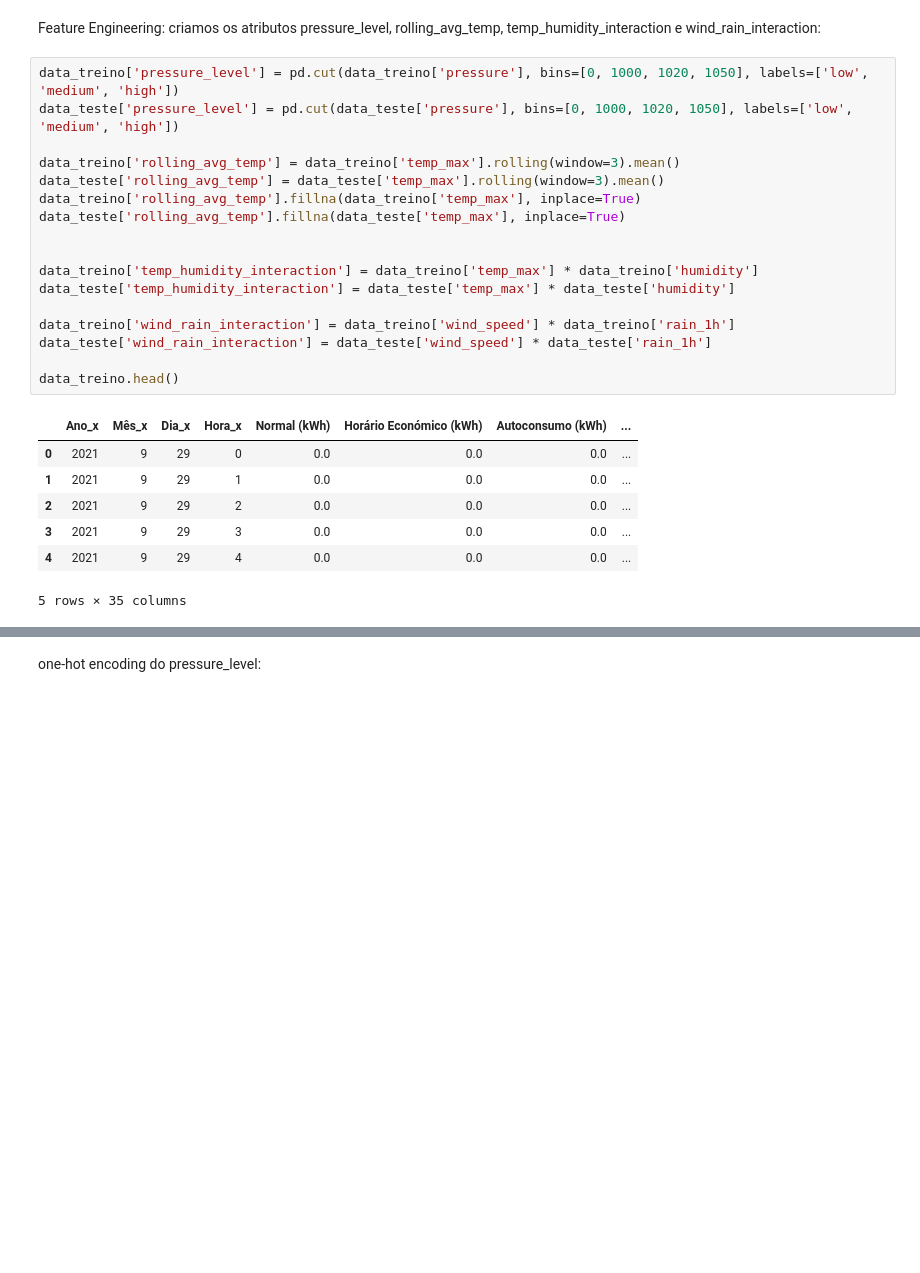
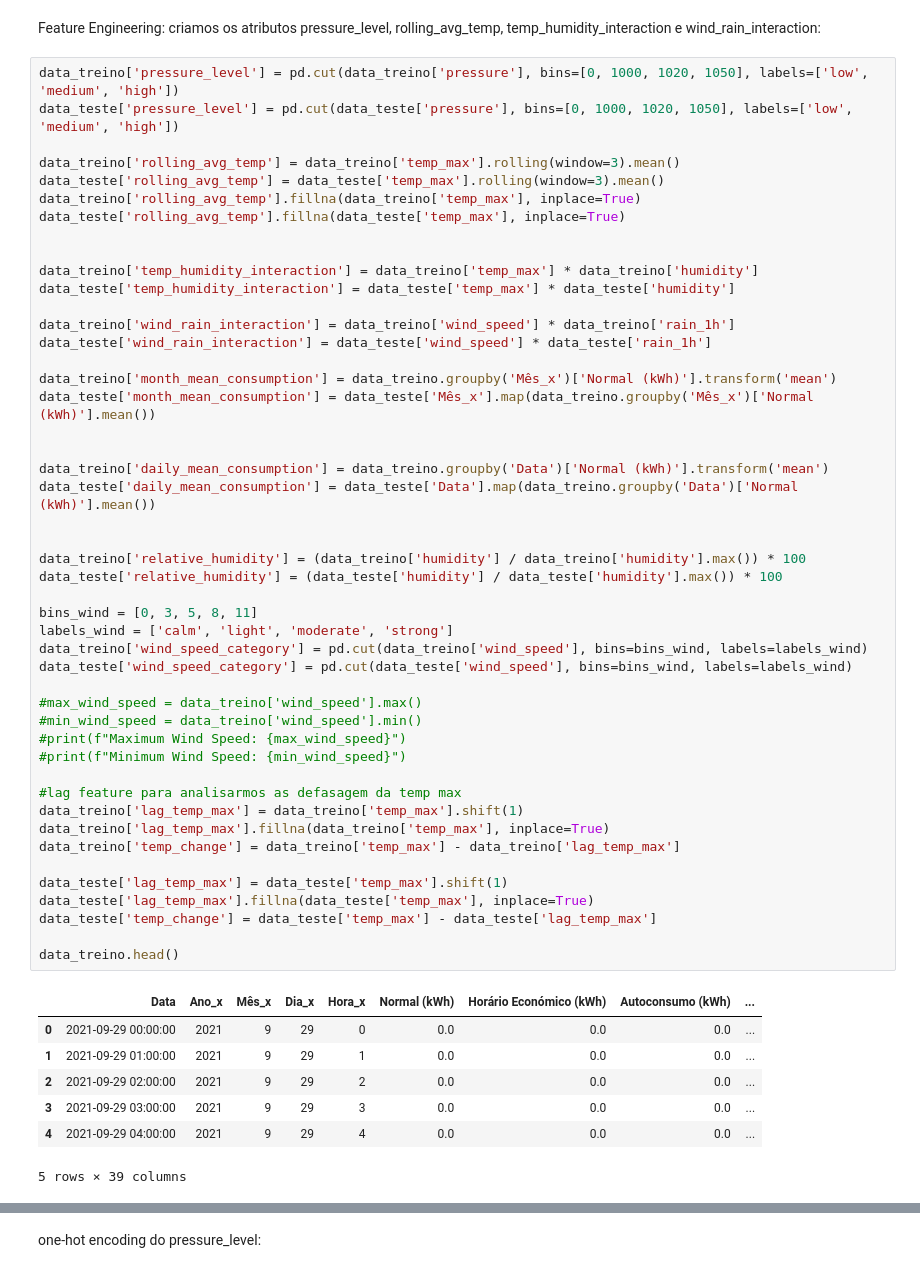
Before and after one commit to orlandopalmeira/Trabalho-DAA-2023-2024, a Jupyter notebook: Tarefa_2/tarefa2_model_randomSearchXGBoostin.ipynb, the cells around one changed output, grey strips where cells are left out. Drawn from its saved outputs; the diff is of its cells as text; blank space fills up the shorter version.

```diff
--- a/Tarefa_2/tarefa2_model_randomSearchXGBoostin.ipynb
+++ b/Tarefa_2/tarefa2_model_randomSearchXGBoostin.ipynb
@@ -43,25 +43,55 @@ Feature Engineering: criamos os atributos pressure_level, rolling_avg_temp, temp
 # %%
 data_treino['pressure_level'] = pd.cut(data_treino['pressure'], bins=[0, 1000, 1020, 1050], labels=['low', 'medium', 'high'])
 data_teste['pressure_level'] = pd.cut(data_teste['pressure'], bins=[0, 1000, 1020, 1050], labels=['low', 'medium', 'high'])
 
 data_treino['rolling_avg_temp'] = data_treino['temp_max'].rolling(window=3).mean()
 data_teste['rolling_avg_temp'] = data_teste['temp_max'].rolling(window=3).mean()
 data_treino['rolling_avg_temp'].fillna(data_treino['temp_max'], inplace=True)
 data_teste['rolling_avg_temp'].fillna(data_teste['temp_max'], inplace=True)
 
 
 data_treino['temp_humidity_interaction'] = data_treino['temp_max'] * data_treino['humidity']
 data_teste['temp_humidity_interaction'] = data_teste['temp_max'] * data_teste['humidity']
 
 data_treino['wind_rain_interaction'] = data_treino['wind_speed'] * data_treino['rain_1h']
 data_teste['wind_rain_interaction'] = data_teste['wind_speed'] * data_teste['rain_1h']
 
+data_treino['month_mean_consumption'] = data_treino.groupby('Mês_x')['Normal (kWh)'].transform('mean')
+data_teste['month_mean_consumption'] = data_teste['Mês_x'].map(data_treino.groupby('Mês_x')['Normal (kWh)'].mean())
+
+
+data_treino['daily_mean_consumption'] = data_treino.groupby('Data')['Normal (kWh)'].transform('mean')
+data_teste['daily_mean_consumption'] = data_teste['Data'].map(data_treino.groupby('Data')['Normal (kWh)'].mean())
+
+
+data_treino['relative_humidity'] = (data_treino['humidity'] / data_treino['humidity'].max()) * 100
+data_teste['relative_humidity'] = (data_teste['humidity'] / data_teste['humidity'].max()) * 100
+
+bins_wind = [0, 3, 5, 8, 11]
+labels_wind = ['calm', 'light', 'moderate', 'strong']
+data_treino['wind_speed_category'] = pd.cut(data_treino['wind_speed'], bins=bins_wind, labels=labels_wind)
+data_teste['wind_speed_category'] = pd.cut(data_teste['wind_speed'], bins=bins_wind, labels=labels_wind)
+
+#max_wind_speed = data_treino['wind_speed'].max()
+#min_wind_speed = data_treino['wind_speed'].min()
+#print(f"Maximum Wind Speed: {max_wind_speed}")
+#print(f"Minimum Wind Speed: {min_wind_speed}")
+
+#lag feature para analisarmos as defasagem da temp max
+data_treino['lag_temp_max'] = data_treino['temp_max'].shift(1)
+data_treino['lag_temp_max'].fillna(data_treino['temp_max'], inplace=True)
+data_treino['temp_change'] = data_treino['temp_max'] - data_treino['lag_temp_max']
+
+data_teste['lag_temp_max'] = data_teste['temp_max'].shift(1)
+data_teste['lag_temp_max'].fillna(data_teste['temp_max'], inplace=True)
+data_teste['temp_change'] = data_teste['temp_max'] - data_teste['lag_temp_max']
+
 data_treino.head()
 # %% [output]
-|  | Ano_x | Mês_x | Dia_x | Hora_x | Normal (kWh) | Horário Económico (kWh) | Autoconsumo (kWh) | ... |
-| 0 | 2021 | 9 | 29 | 0 | 0.0 | 0.0 | 0.0 | ... |
-| 1 | 2021 | 9 | 29 | 1 | 0.0 | 0.0 | 0.0 | ... |
-| 2 | 2021 | 9 | 29 | 2 | 0.0 | 0.0 | 0.0 | ... |
-| 3 | 2021 | 9 | 29 | 3 | 0.0 | 0.0 | 0.0 | ... |
-| 4 | 2021 | 9 | 29 | 4 | 0.0 | 0.0 | 0.0 | ... |
+|  | Data | Ano_x | Mês_x | Dia_x | Hora_x | Normal (kWh) | Horário Económico (kWh) | Autoconsumo (kWh) | ... |
+| 0 | 2021-09-29 00:00:00 | 2021 | 9 | 29 | 0 | 0.0 | 0.0 | 0.0 | ... |
+| 1 | 2021-09-29 01:00:00 | 2021 | 9 | 29 | 1 | 0.0 | 0.0 | 0.0 | ... |
+| 2 | 2021-09-29 02:00:00 | 2021 | 9 | 29 | 2 | 0.0 | 0.0 | 0.0 | ... |
+| 3 | 2021-09-29 03:00:00 | 2021 | 9 | 29 | 3 | 0.0 | 0.0 | 0.0 | ... |
+| 4 | 2021-09-29 04:00:00 | 2021 | 9 | 29 | 4 | 0.0 | 0.0 | 0.0 | ... |
-5 rows × 35 columns
+5 rows × 39 columns
```
Also changed, not shown: parts of 5 cells of this notebook, 1 other file.
